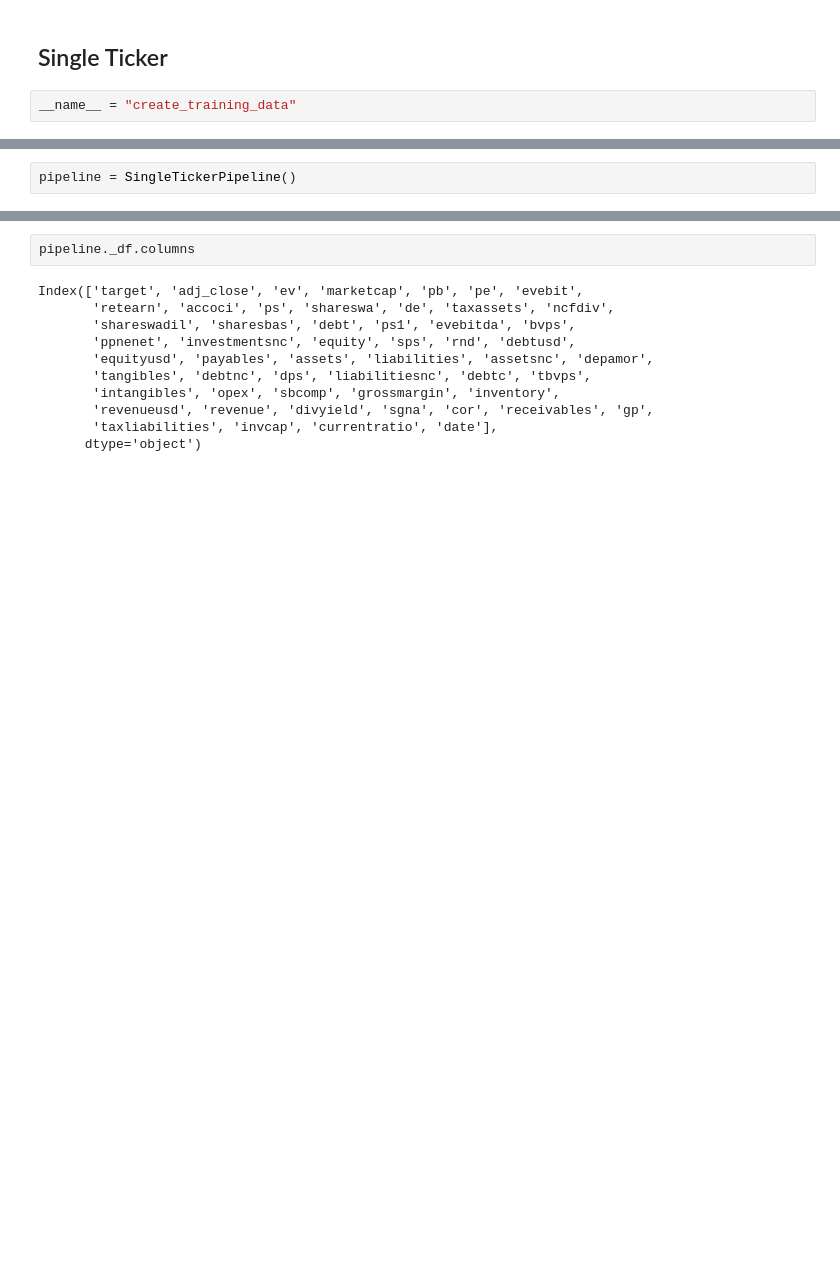
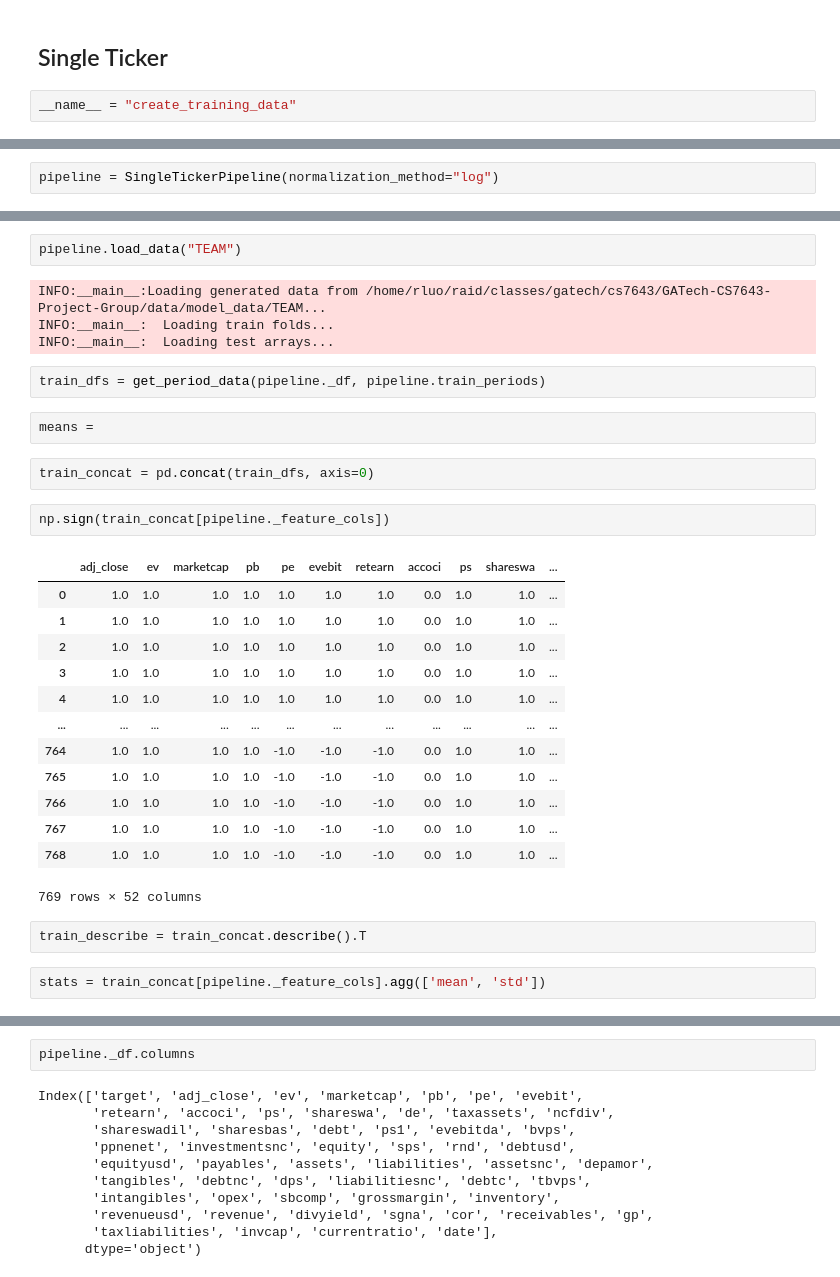
Before and after one commit to r-luo/GATech-CS7643-Project-Group, a Jupyter notebook: notebooks/create_training_data.ipynb, the cells around one changed output, grey strips where cells are left out. Cells and saved outputs as stored; diff of their text form; blank space fills up the shorter version.

Commit message:
added normalization

```diff
--- a/notebooks/create_training_data.ipynb
+++ b/notebooks/create_training_data.ipynb
@@ -353,2 +417,2 @@ def load_pickle_file(file):
 # %%
-pipeline = SingleTickerPipeline()
+pipeline = SingleTickerPipeline(normalization_method="log")
@@ -356,0 +460,32 @@ pipeline.prepare_data("TEAM")
+# %%
+pipeline.load_data("TEAM")
+# %% [output]
+INFO:__main__:Loading generated data from /home/rluo/raid/classes/gatech/cs7643/GATech-CS7643-Project-Group/data/model_data/TEAM...
+INFO:__main__:  Loading train folds...
+INFO:__main__:  Loading test arrays...
+# %%
+train_dfs = get_period_data(pipeline._df, pipeline.train_periods)
+# %%
+means =
+# %%
+train_concat = pd.concat(train_dfs, axis=0)
+# %%
+np.sign(train_concat[pipeline._feature_cols])
+# %% [output]
+|  | adj_close | ev | marketcap | pb | pe | evebit | retearn | accoci | ps | shareswa | ... |
+| 0 | 1.0 | 1.0 | 1.0 | 1.0 | 1.0 | 1.0 | 1.0 | 0.0 | 1.0 | 1.0 | ... |
+| 1 | 1.0 | 1.0 | 1.0 | 1.0 | 1.0 | 1.0 | 1.0 | 0.0 | 1.0 | 1.0 | ... |
+| 2 | 1.0 | 1.0 | 1.0 | 1.0 | 1.0 | 1.0 | 1.0 | 0.0 | 1.0 | 1.0 | ... |
+| 3 | 1.0 | 1.0 | 1.0 | 1.0 | 1.0 | 1.0 | 1.0 | 0.0 | 1.0 | 1.0 | ... |
+| 4 | 1.0 | 1.0 | 1.0 | 1.0 | 1.0 | 1.0 | 1.0 | 0.0 | 1.0 | 1.0 | ... |
+| ... | ... | ... | ... | ... | ... | ... | ... | ... | ... | ... | ... |
+| 764 | 1.0 | 1.0 | 1.0 | 1.0 | -1.0 | -1.0 | -1.0 | 0.0 | 1.0 | 1.0 | ... |
+| 765 | 1.0 | 1.0 | 1.0 | 1.0 | -1.0 | -1.0 | -1.0 | 0.0 | 1.0 | 1.0 | ... |
+| 766 | 1.0 | 1.0 | 1.0 | 1.0 | -1.0 | -1.0 | -1.0 | 0.0 | 1.0 | 1.0 | ... |
+| 767 | 1.0 | 1.0 | 1.0 | 1.0 | -1.0 | -1.0 | -1.0 | 0.0 | 1.0 | 1.0 | ... |
+| 768 | 1.0 | 1.0 | 1.0 | 1.0 | -1.0 | -1.0 | -1.0 | 0.0 | 1.0 | 1.0 | ... |
+769 rows × 52 columns
+# %%
+train_describe = train_concat.describe().T
+# %%
+stats = train_concat[pipeline._feature_cols].agg(['mean', 'std'])
```
Also changed, not shown: parts of 11 cells of this notebook, 1 other file.
